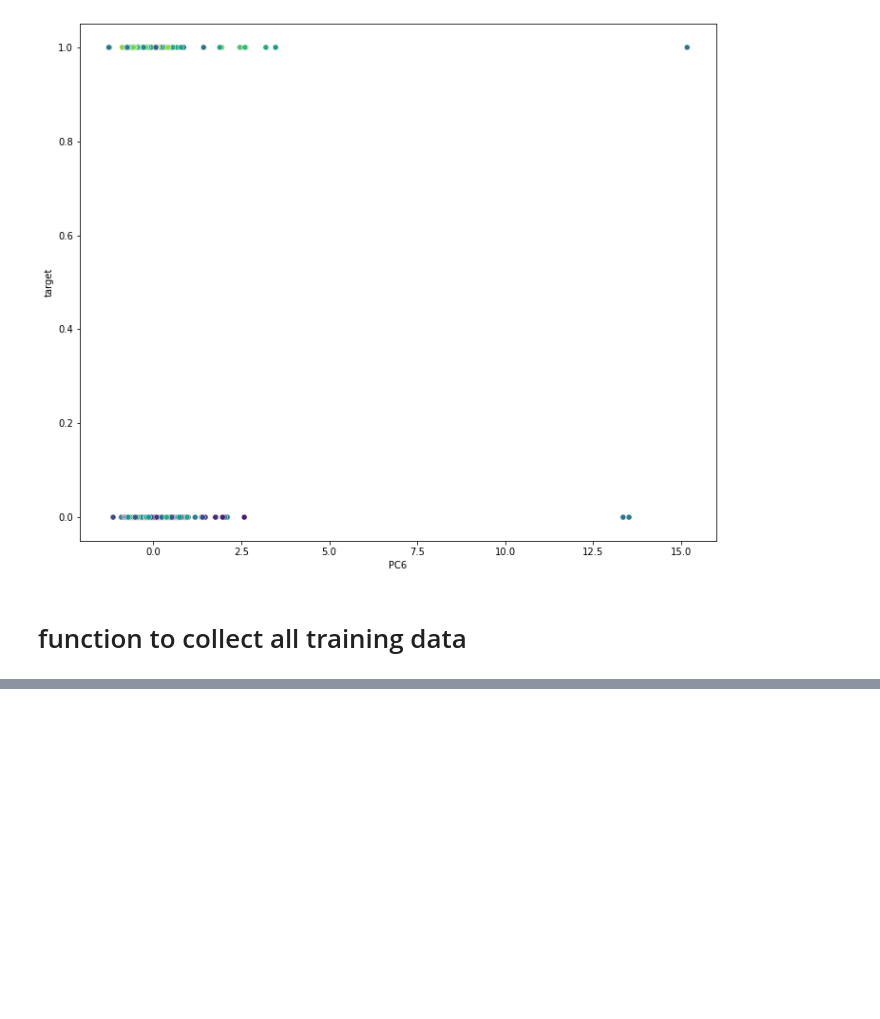
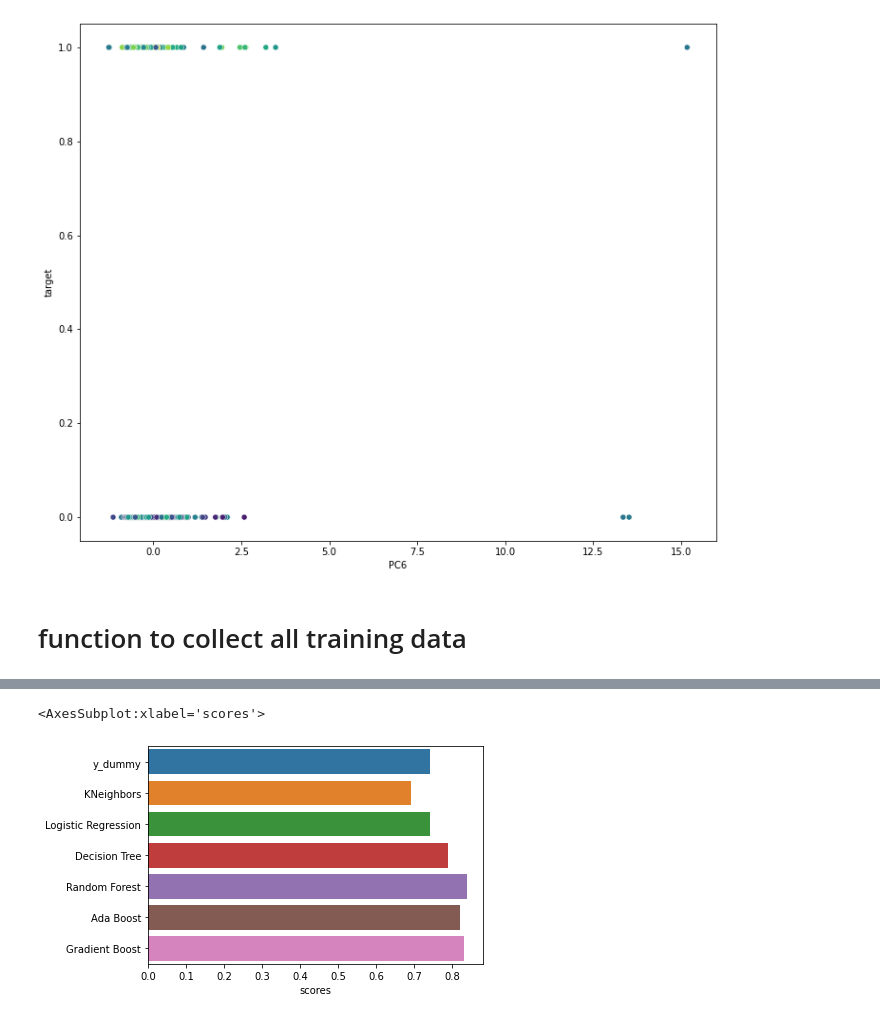
Before and after one commit to inherentspice/American-Express-Default-Prediction, a Jupyter notebook: Data Exploration.ipynb, the cells around one changed output, grey strips where cells are left out. Cells and saved outputs as stored; diff of their text form; code cells hidden in the pictures; blank space fills up the shorter version.

Commit message:
completed basic machine learning models and visualized results

```diff
--- a/Data Exploration.ipynb
+++ b/Data Exploration.ipynb
@@ -483,0 +466,3 @@ display(f"The mean accuracy of the dummy model is: {accuracy}")
+# %%
+random_classifier = RandomForestClassifier(random_state=42)
+score_rc = cross_val_score(random_classifier, X_train, y_train, cv=5)
@@ -483,0 +477,3 @@ display(f"The mean accuracy of the dummy model is: {accuracy}")
+# %%
+ada = AdaBoostClassifier(random_state=42)
+score_a = cross_val_score(ada, X_train, y_train, cv=5)
@@ -483,0 +488,3 @@ display(f"The mean accuracy of the dummy model is: {accuracy}")
+# %%
+gradient = GradientBoostingClassifier(random_state=42)
+score_g = cross_val_score(gradient, X_train, y_train, cv=5)
@@ -483,0 +499,5 @@ display(f"The mean accuracy of the dummy model is: {accuracy}")
+# %%
+scores = pd.DataFrame(columns=['scores'], index=['y_dummy', 'KNeighbors', 'Logistic Regression', 'Decision Tree',
+                                                'Random Forest', 'Ada Boost', 'Gradient Boost'],
+                      data=[accuracy, score_k.mean(), score_log.mean(), score_c.mean(), score_rc.mean(),
+                           score_a.mean(), score_g.mean()])
@@ -483,0 +515,5 @@ display(f"The mean accuracy of the dummy model is: {accuracy}")
+# %%
+sns.barplot(x = scores.scores, y=scores.index)
+# %% [output]
+<AxesSubplot:xlabel='scores'>
+[figure, added]
```
Also changed, not shown: parts of 71 cells of this notebook.
